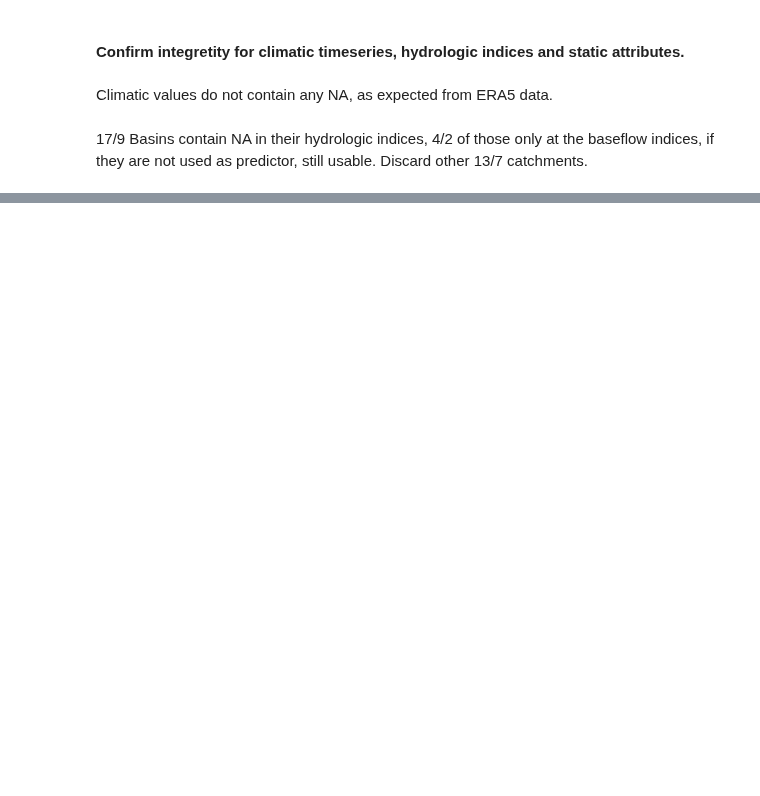
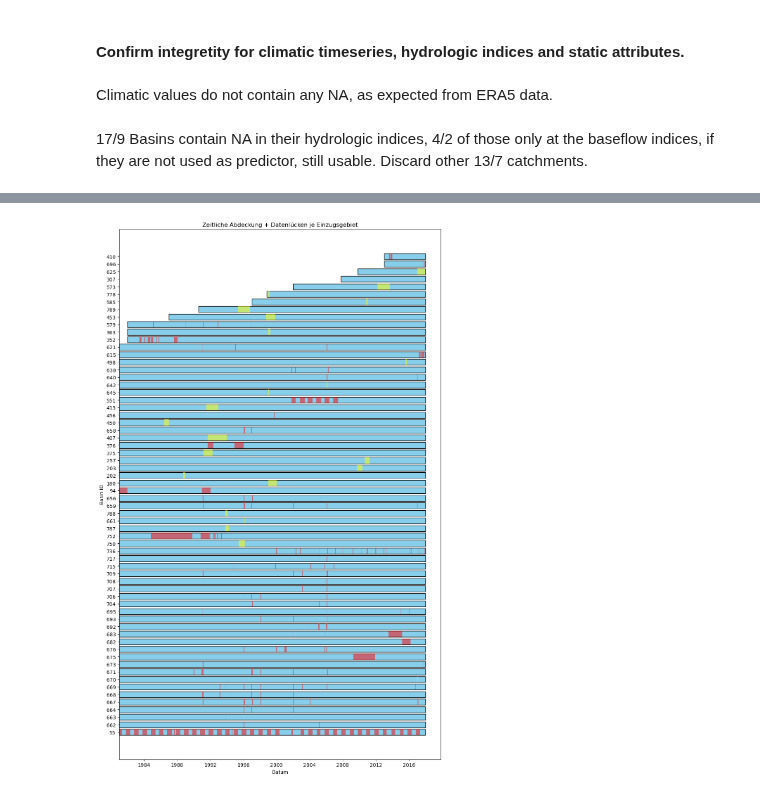
Before and after one commit to tripleUU-U/lamah-ce_lstm, a Jupyter notebook: eda/eda_raw_dataset.ipynb, the cells around one changed output, grey strips where cells are left out. Saved outputs shown, nothing was run; the diff lists cells and outputs as text; code cells hidden in the pictures; blank space fills up the shorter version.

```diff
--- a/eda/eda_raw_dataset.ipynb
+++ b/eda/eda_raw_dataset.ipynb
@@ -30,12 +31,12 @@ C_ids = sorted(C_ids)
 # %% [markdown]
 Climatic values do not contain any NA, as expected from ERA5 data.
 # %%
-for path in tqdm(B_timeseries_paths):
+#for path in tqdm(B_timeseries_paths):
 
-    ts = pd.read_table(path, sep=";", header=0)
+    #ts = pd.read_table(path, sep=";", header=0)
 
-    if ts.isnull().values.any():
-        print(f"Climatic data {path.stem} contains NA")
+    #if ts.isnull().values.any():
+        #print(f"Climatic data {path.stem} contains NA")
 # %% [markdown]
 17/9 Basins contain NA in their hydrologic indices, 4/2 of those only at the baseflow indices, if they are not used as predictor, still usable. Discard other 13/7 catchments.
 # %%
@@ -80,0 +238,3 @@ print(len(B_basins_NA_attr), len(C_basins_NA_attr))
+# %%
+coverage_stats_sorted = coverage_stats.sort_values("basin_id")
+coverage_stats_sorted.set_index("basin_id", inplace=True)
@@ -80,0 +245,48 @@ print(len(B_basins_NA_attr), len(C_basins_NA_attr))
+# %%
+basins_with_missing_discharge = coverage_stats_sorted[coverage_stats_sorted["percentage [%]"]>0]
+
+basins_critical_gap_length = basins_with_missing_discharge[basins_with_missing_discharge["max_gap"]>14]
+# %%
+import matplotlib.pyplot as plt
+
+# Daten vorbereiten und sortieren
+missing_stats_sorted = basins_critical_gap_length.sort_values("start")
+basin_ids_sorted = missing_stats_sorted.index.astype(str)
+
+# Plot
+fig, ax = plt.subplots(figsize=(10, len(basin_ids_sorted) * 0.25))
+
+# Hintergrund: Gesamte Datenabdeckung
+ax.barh(
+    y=basin_ids_sorted,
+    width=missing_stats_sorted["end"] - missing_stats_sorted["start"],
+    left=missing_stats_sorted["start"],
+    height=0.8,
+    color="skyblue",
+    edgecolor="k"
+)
+
+# Lücken: Gaps als rote Balken
+for i, basin_id in enumerate(basin_ids_sorted):
+
+    gap_dates = missing_stats_sorted.loc[int(basin_id),"gap_dates"]
+
+    color = "red" if len(gap_dates) != 1 else "yellow"
+
+    for gap_start, gap_end in gap_dates:
+        ax.barh(
+            y=basin_id,
+            width=gap_end - gap_start,
+            left=gap_start,
+            height=0.8,
+            color=color,
+            alpha=0.5
+        )
+
+ax.set_xlabel("Datum")
+ax.set_ylabel("Basin ID")
+ax.set_title("Zeitliche Abdeckung + Datenlücken je Einzugsgebiet")
+plt.tight_layout()
+plt.show()
+# %% [output]
+[figure, added]
```
Also changed, not shown: parts of 10 cells of this notebook.
